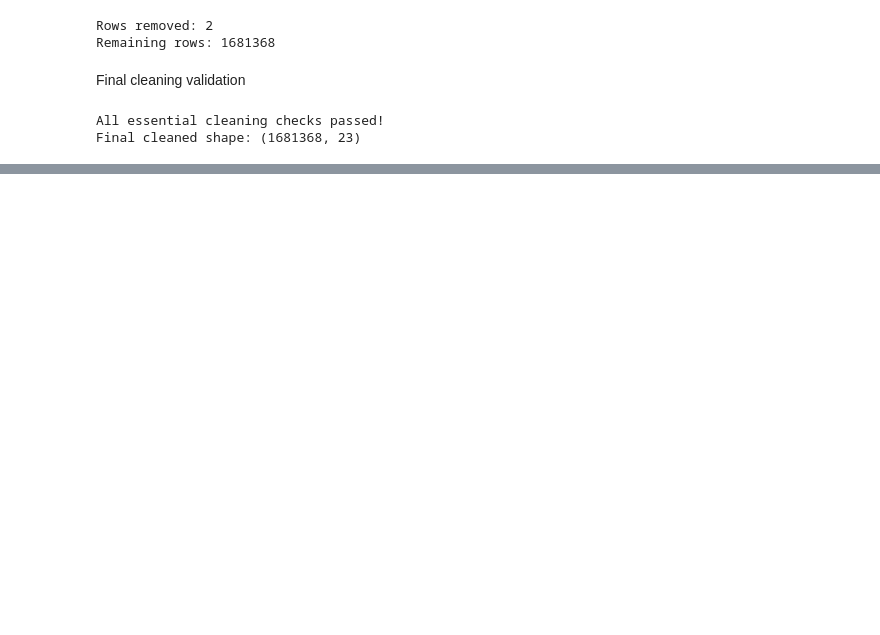
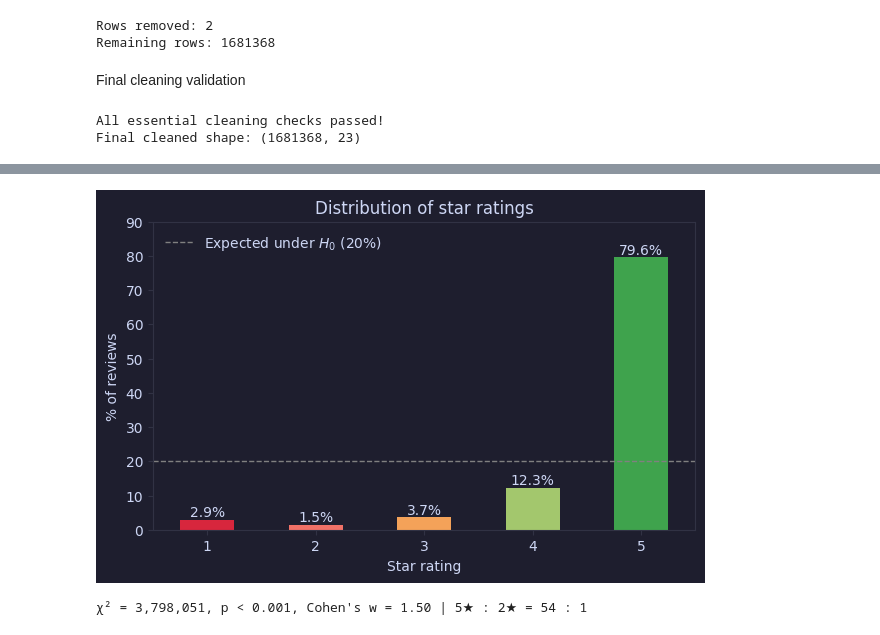
Before and after one commit to devanshmayatra/revvue, a Jupyter notebook: Checkpoint-02.ipynb, the cells around one changed output, grey strips where cells are left out. Drawn from its saved outputs; the diff is of its cells as text; code cells hidden in the pictures; blank space fills up the shorter version.

Commit message:
add statistical exploration, visualizations, change hardcoded dataset loading

```diff
--- a/Checkpoint-02.ipynb
+++ b/Checkpoint-02.ipynb
@@ -18,11 +26,13 @@ dataset_path = project_dir / "data/amazon_reviews_us_Digital_Music_Purchase_v1_0
 # %%
-df = pd.read_csv(
-    dataset_path,
-    sep="\t",
-    on_bad_lines="skip",
-    low_memory=True
+dataset_path = Path("/content/music_reviews.tsv")
+
+gdown.download(
+    id="1V4467Zzfu1S8Gya4oI6Evc0D_rtyb3jX",
+    output=str(dataset_path),
+    quiet=False,
 )
 
+df = pd.read_csv(dataset_path, sep="\t", on_bad_lines="skip")
 print("Dataset shape:", df.shape)
 df.head()
 # %% [output]
@@ -528,0 +548,10 @@ Final cleaned shape: (1681368, 23)
+# %%
+eda = pd.DataFrame({
+    "rating": df_preprocessed["star_rating"].astype(int),
+    "words":  df_preprocessed["clean_review"].str.count(r"\S+").astype(int),
+    "year":   df_preprocessed["review_date"].dt.year,
+})
+
+fmt_p = lambda p: "p < 0.001" if p < 0.001 else f"p = {p:.3f}"
+
+print(f"{len(eda):,} reviews | {df_preprocessed.shape[1]} features")
@@ -528,0 +578,19 @@ Final cleaned shape: (1681368, 23)
+# %%
+counts = eda["rating"].value_counts().sort_index()
+pct = counts / counts.sum() * 100
+
+chi2, p = chisquare(counts)
+w = np.sqrt(chi2 / counts.sum())
+
+colors = ["#D7263D", "#F07167", "#F4A259", "#A3C76D", "#3FA34D"]  # for more visually intuitive colors
+ax = pct.plot(kind="bar", color=colors, rot=0, figsize=(7, 4))
+ax.bar_label(ax.containers[0], fmt="%.1f%%")
+expected = ax.axhline(20, color="gray", linestyle="--", linewidth=1, label="Expected under $H_0$ (20%)")
+ax.set(title="Distribution of star ratings", xlabel="Star rating", ylabel="% of reviews", ylim=(0, 90))
+ax.legend(handles=[expected], frameon=False)
+plt.show()
+
+print(f"χ² = {chi2:,.0f}, {fmt_p(p)}, Cohen's w = {w:.2f} | 5★ : 2★ = {counts[5] / counts[2]:.0f} : 1")
+# %% [output]
+[figure, added]
+χ² = 3,798,051, p < 0.001, Cohen's w = 1.50 | 5★ : 2★ = 54 : 1
```
Also changed, not shown: parts of 22 cells of this notebook.
